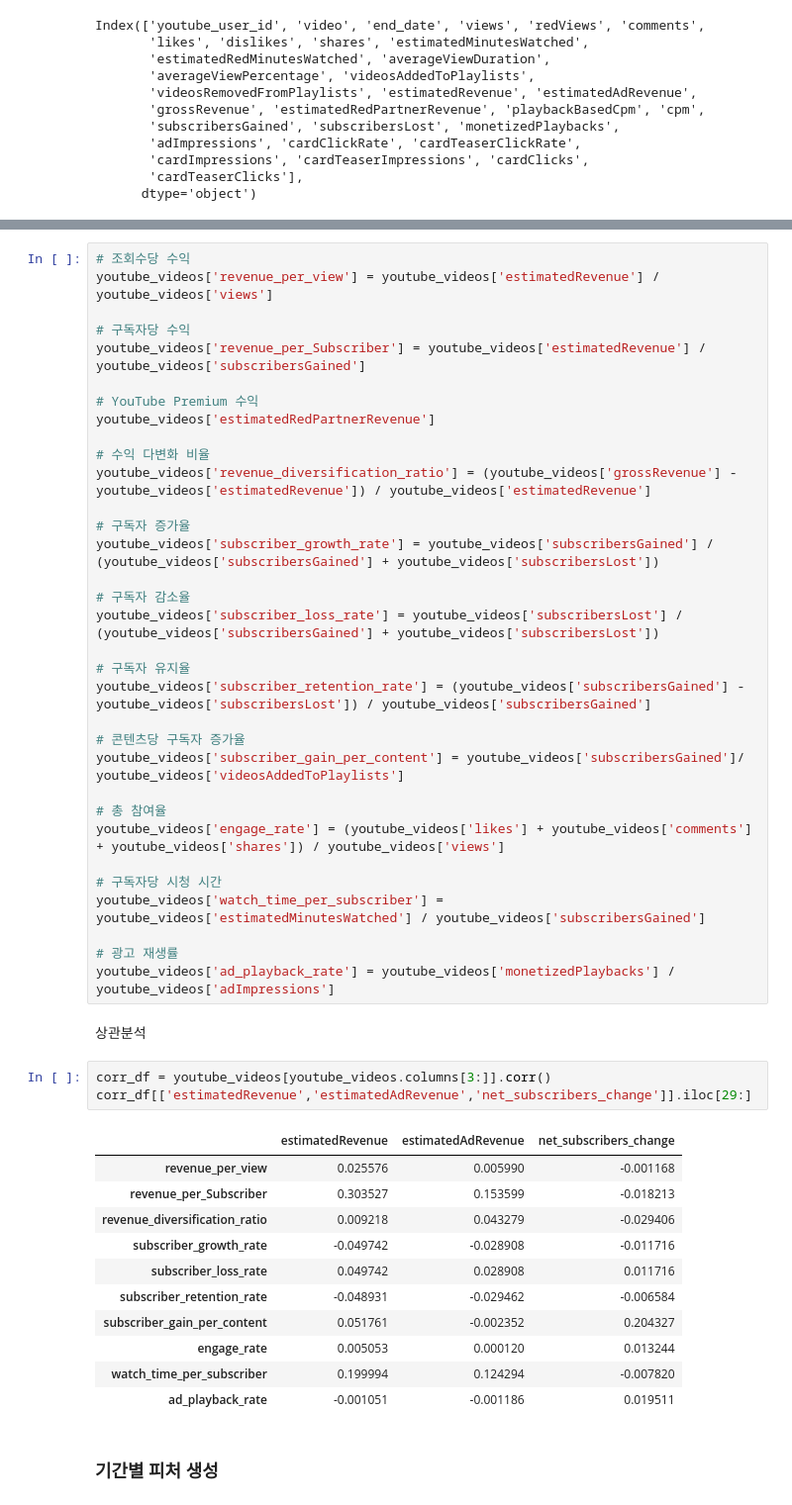
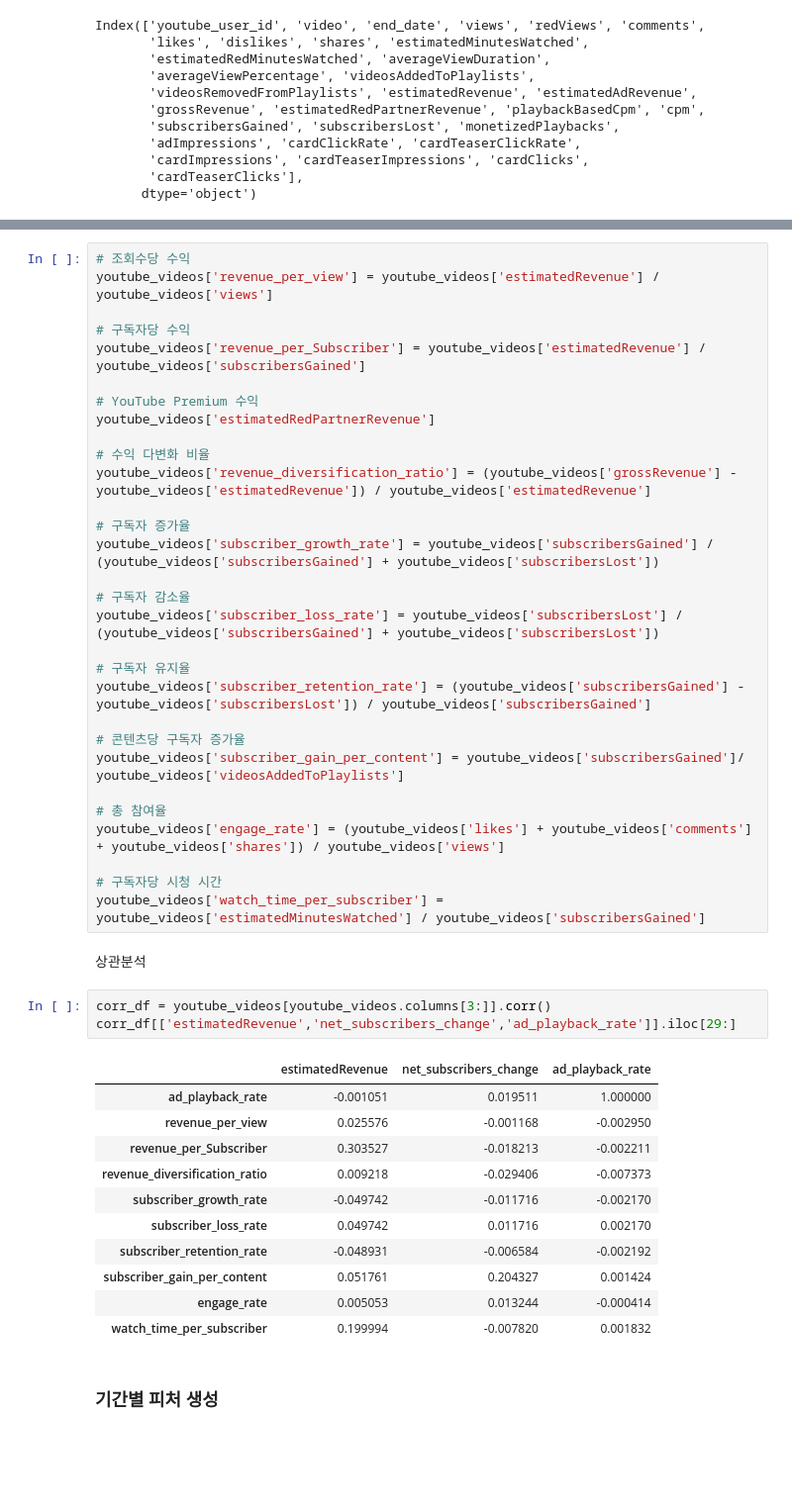
Before and after one commit to kkwann/awake, a Jupyter notebook: 5.Modeling(4).ipynb, the cells around one changed output, grey strips where cells are left out. Shown at 99% size. Saved outputs shown, nothing was run; the diff lists cells and outputs as text; blank space fills up the shorter version.

```diff
--- a/5.Modeling(4).ipynb
+++ b/5.Modeling(4).ipynb
@@ -409,26 +417,23 @@ youtube_videos['engage_rate'] = (youtube_videos['likes'] + youtube_videos['comme
 
 # 구독자당 시청 시간
 youtube_videos['watch_time_per_subscriber'] = youtube_videos['estimatedMinutesWatched'] / youtube_videos['subscribersGained']
-
-# 광고 재생률
-youtube_videos['ad_playback_rate'] = youtube_videos['monetizedPlaybacks'] / youtube_videos['adImpressions']
 # %% [markdown]
 상관분석
 # %%
 corr_df = youtube_videos[youtube_videos.columns[3:]].corr()
-corr_df[['estimatedRevenue','estimatedAdRevenue','net_subscribers_change']].iloc[29:]
+corr_df[['estimatedRevenue','net_subscribers_change','ad_playback_rate']].iloc[29:]
 # %% [output]
-|  | estimatedRevenue | estimatedAdRevenue | net_subscribers_change |
-| revenue_per_view | 0.025576 | 0.005990 | -0.001168 |
-| revenue_per_Subscriber | 0.303527 | 0.153599 | -0.018213 |
-| revenue_diversification_ratio | 0.009218 | 0.043279 | -0.029406 |
-| subscriber_growth_rate | -0.049742 | -0.028908 | -0.011716 |
-| subscriber_loss_rate | 0.049742 | 0.028908 | 0.011716 |
-| subscriber_retention_rate | -0.048931 | -0.029462 | -0.006584 |
-| subscriber_gain_per_content | 0.051761 | -0.002352 | 0.204327 |
-| engage_rate | 0.005053 | 0.000120 | 0.013244 |
-| watch_time_per_subscriber | 0.199994 | 0.124294 | -0.007820 |
-| ad_playback_rate | -0.001051 | -0.001186 | 0.019511 |
+|  | estimatedRevenue | net_subscribers_change | ad_playback_rate |
+| ad_playback_rate | -0.001051 | 0.019511 | 1.000000 |
+| revenue_per_view | 0.025576 | -0.001168 | -0.002950 |
+| revenue_per_Subscriber | 0.303527 | -0.018213 | -0.002211 |
+| revenue_diversification_ratio | 0.009218 | -0.029406 | -0.007373 |
+| subscriber_growth_rate | -0.049742 | -0.011716 | -0.002170 |
+| subscriber_loss_rate | 0.049742 | 0.011716 | 0.002170 |
+| subscriber_retention_rate | -0.048931 | -0.006584 | -0.002192 |
+| subscriber_gain_per_content | 0.051761 | 0.204327 | 0.001424 |
+| engage_rate | 0.005053 | 0.013244 | -0.000414 |
+| watch_time_per_subscriber | 0.199994 | -0.007820 | 0.001832 |
 # %% [markdown]
 ### 기간별 피처 생성
 # %%
```
Also changed, not shown: parts of 12 cells of this notebook, 1 other file.
